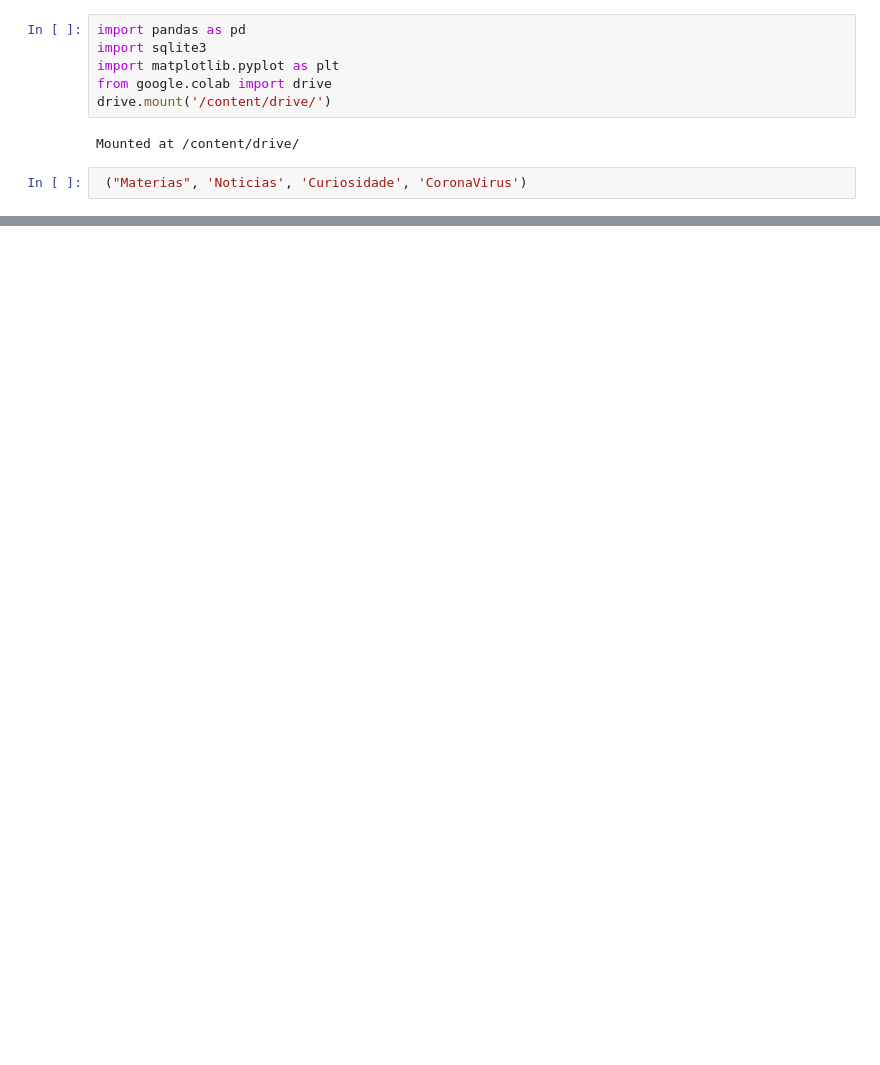
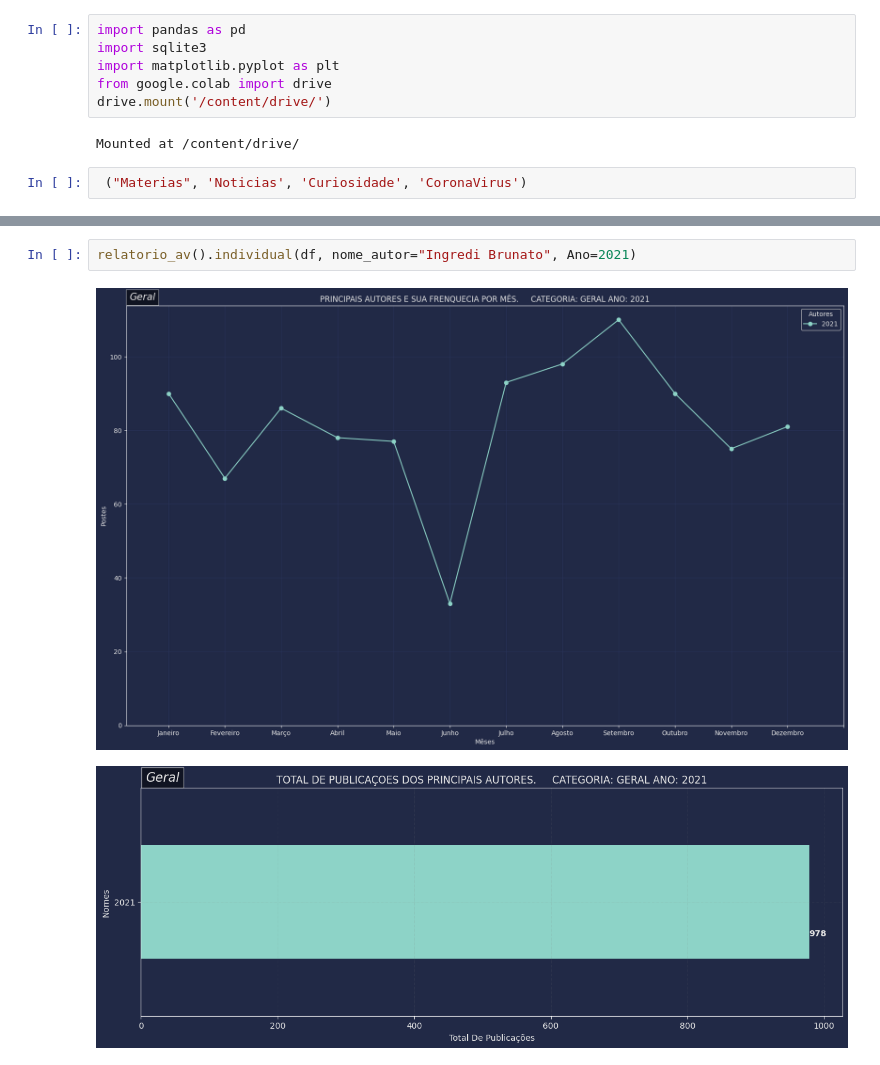
Before and after one commit to Winzen/freecodecamp.org, a Jupyter notebook: THINGS TO REMEMBER AND STUDY/aventurafunção.ipynb, the cells around one changed output, grey strips where cells are left out. Drawn from its saved outputs; the diff is of its cells as text; blank space fills up the shorter version.

```diff
--- a/THINGS TO REMEMBER AND STUDY/aventurafunção.ipynb
+++ b/THINGS TO REMEMBER AND STUDY/aventurafunção.ipynb
@@ -151,0 +393,5 @@ See the caveats in the documentation: https://pandas.pydata.org/pandas-docs/stab
+# %%
+relatorio_av().individual(df, nome_autor="Ingredi Brunato", Ano=2021)
+# %% [output]
+[figure, added]
+[figure, added]
```
Also changed, not shown: parts of 6 cells of this notebook.
